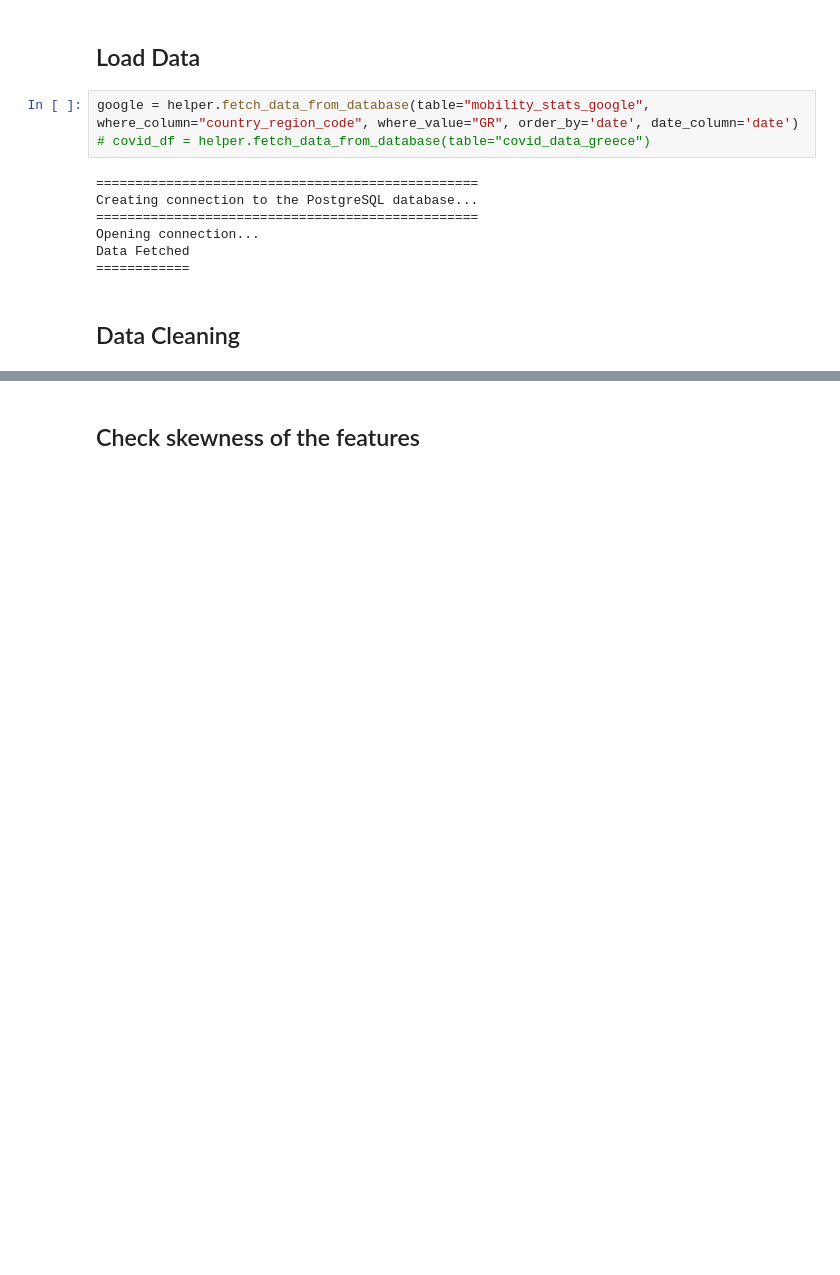
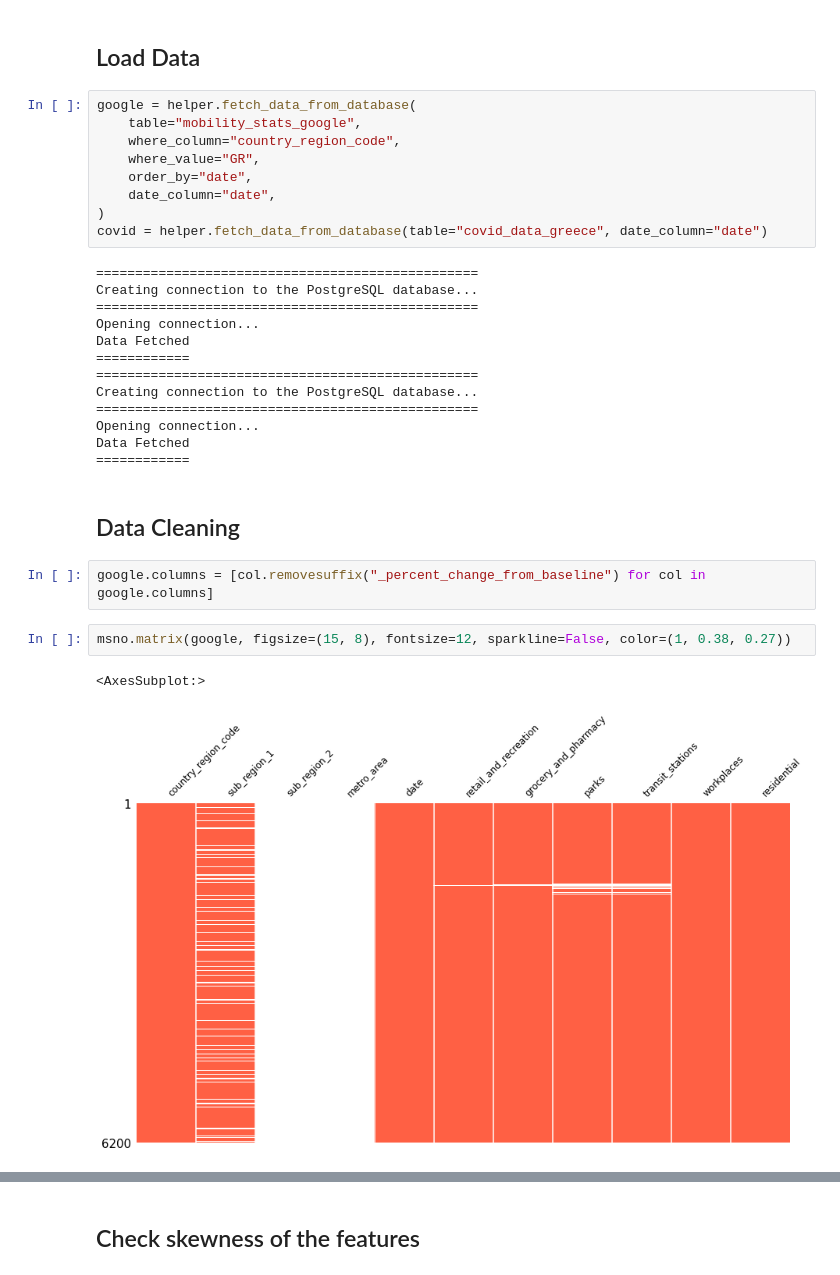
Before and after one commit to tonytziorvas/covid-mobility-trends, a Jupyter notebook: scripts/Untitled.ipynb, the cells around one changed output, grey strips where cells are left out. Saved outputs shown, nothing was run; the diff lists cells and outputs as text; blank space fills up the shorter version.

```diff
--- a/scripts/Untitled.ipynb
+++ b/scripts/Untitled.ipynb
@@ -43,8 +41,14 @@ Plots Folder located!
 # %% [markdown]
 ## Load Data
 # %%
-google = helper.fetch_data_from_database(table="mobility_stats_google", where_column="country_region_code", where_value="GR", order_by='date', date_column='date')
-# covid_df = helper.fetch_data_from_database(table="covid_data_greece")
+google = helper.fetch_data_from_database(
+    table="mobility_stats_google",
+    where_column="country_region_code",
+    where_value="GR",
+    order_by="date",
+    date_column="date",
+)
+covid = helper.fetch_data_from_database(table="covid_data_greece", date_column="date")
 # %% [output]
 =================================================
 Creating connection to the PostgreSQL database...
@@ -52,5 +56,18 @@ Creating connection to the PostgreSQL database...
 Opening connection...
 Data Fetched
 ============
+=================================================
+Creating connection to the PostgreSQL database...
+=================================================
+Opening connection...
+Data Fetched
+============
 # %% [markdown]
 ## Data Cleaning
+# %%
+google.columns = [col.removesuffix("_percent_change_from_baseline") for col in google.columns]
+# %%
+msno.matrix(google, figsize=(15, 8), fontsize=12, sparkline=False, color=(1, 0.38, 0.27))
+# %% [output]
+<AxesSubplot:>
+[figure, added]
```
Also changed, not shown: parts of 58 cells of this notebook, 6 other files.
